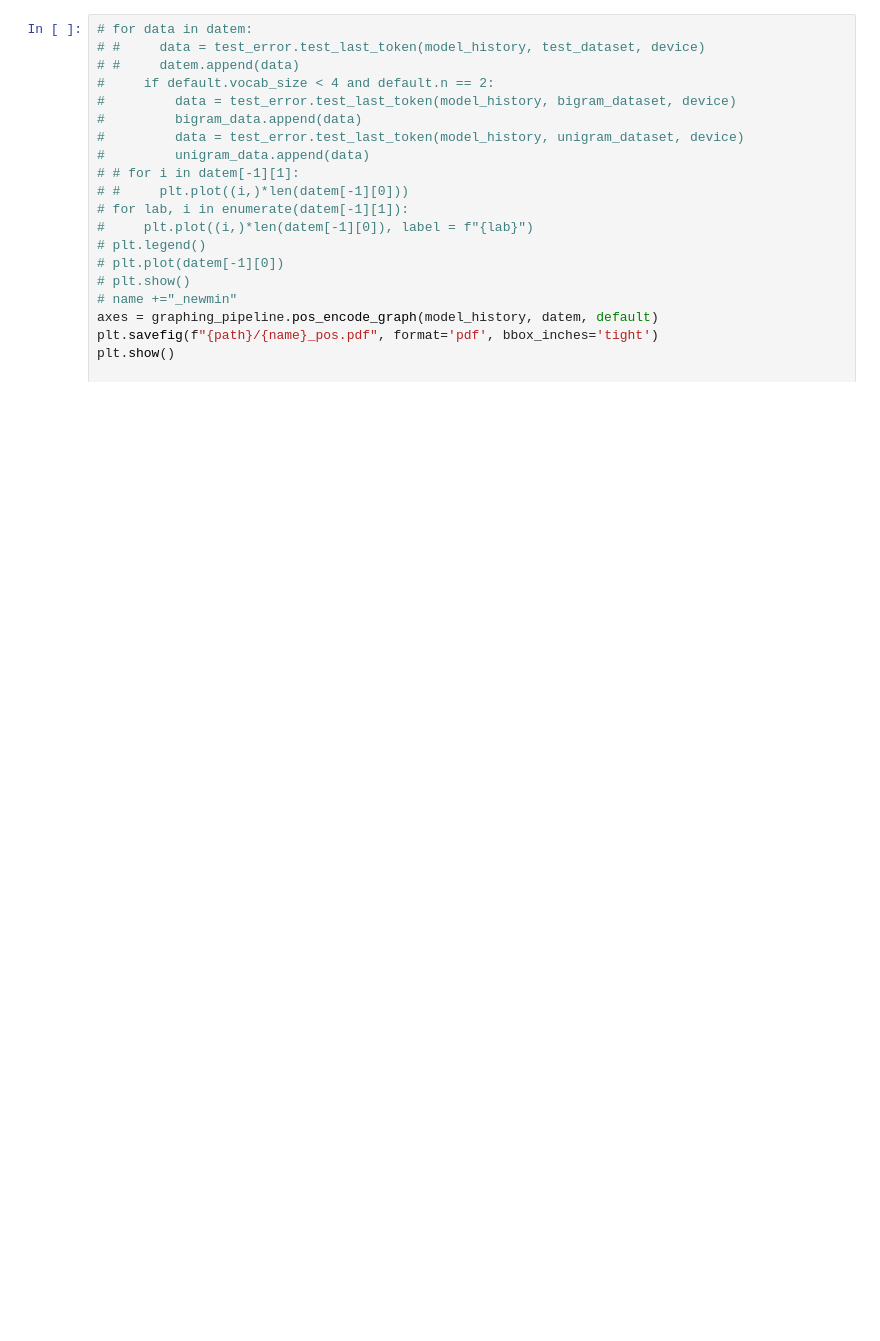
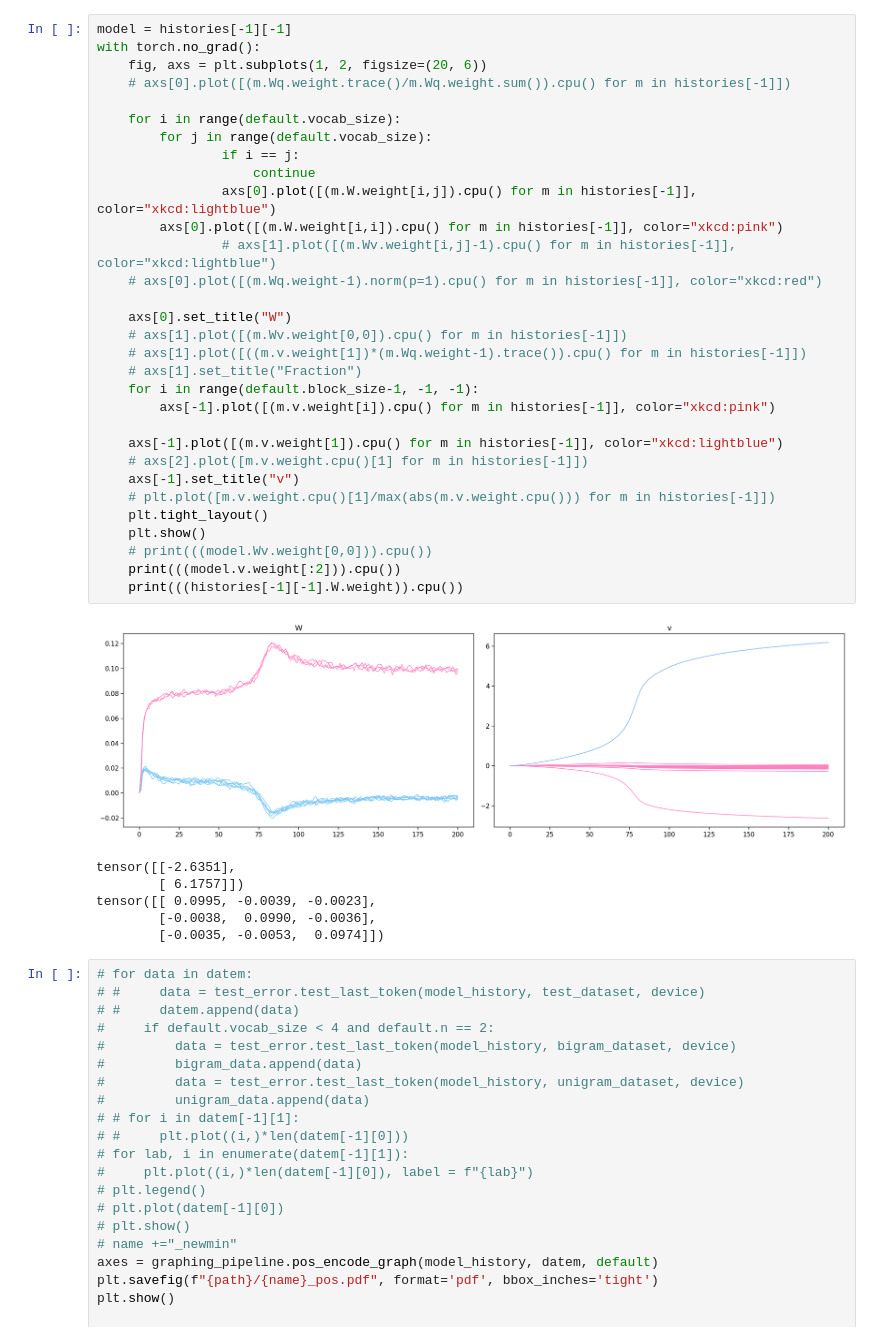
Before and after one commit to EzraEdelman/Evolution-of-Statistical-Induction-Heads, a Jupyter notebook: plots.ipynb, the cells around one changed output. Cells and saved outputs as stored; diff of their text form; blank space fills up the shorter version.

```diff
--- a/plots.ipynb
+++ b/plots.ipynb
@@ -263,3 +263,41 @@ tensor([[100.3987, 100.0000, 100.0000],
+# %%
+model = histories[-1][-1]
+with torch.no_grad():
+    fig, axs = plt.subplots(1, 2, figsize=(20, 6))
+    # axs[0].plot([(m.Wq.weight.trace()/m.Wq.weight.sum()).cpu() for m in histories[-1]])
+
+    for i in range(default.vocab_size):
+        for j in range(default.vocab_size):
+                if i == j:
+                    continue
+                axs[0].plot([(m.W.weight[i,j]).cpu() for m in histories[-1]], color="xkcd:lightblue")
+        axs[0].plot([(m.W.weight[i,i]).cpu() for m in histories[-1]], color="xkcd:pink")
+                # axs[1].plot([(m.Wv.weight[i,j]-1).cpu() for m in histories[-1]], color="xkcd:lightblue")
+    # axs[0].plot([(m.Wq.weight-1).norm(p=1).cpu() for m in histories[-1]], color="xkcd:red")
+
+    axs[0].set_title("W")
+    # axs[1].plot([(m.Wv.weight[0,0]).cpu() for m in histories[-1]])
+    # axs[1].plot([((m.v.weight[1])*(m.Wq.weight-1).trace()).cpu() for m in histories[-1]])
+    # axs[1].set_title("Fraction")
+    for i in range(default.block_size-1, -1, -1):
+        axs[-1].plot([(m.v.weight[i]).cpu() for m in histories[-1]], color="xkcd:pink")
+
+    axs[-1].plot([(m.v.weight[1]).cpu() for m in histories[-1]], color="xkcd:lightblue")
+    # axs[2].plot([m.v.weight.cpu()[1] for m in histories[-1]])
+    axs[-1].set_title("v")
+    # plt.plot([m.v.weight.cpu()[1]/max(abs(m.v.weight.cpu())) for m in histories[-1]])
+    plt.tight_layout()
+    plt.show()
+    # print(((model.Wv.weight[0,0])).cpu())
+    print(((model.v.weight[:2])).cpu())
+    print(((histories[-1][-1].W.weight)).cpu())
+# %% [output]
+[figure, added]
+tensor([[-2.6351],
+        [ 6.1757]])
+tensor([[ 0.0995, -0.0039, -0.0023],
+        [-0.0038,  0.0990, -0.0036],
+        [-0.0035, -0.0053,  0.0974]])
 # %%
 # for data in datem:
 # #     data = test_error.test_last_token(model_history, test_dataset, device)
```
Also changed, not shown: parts of 11 cells of this notebook, 24 other files.
